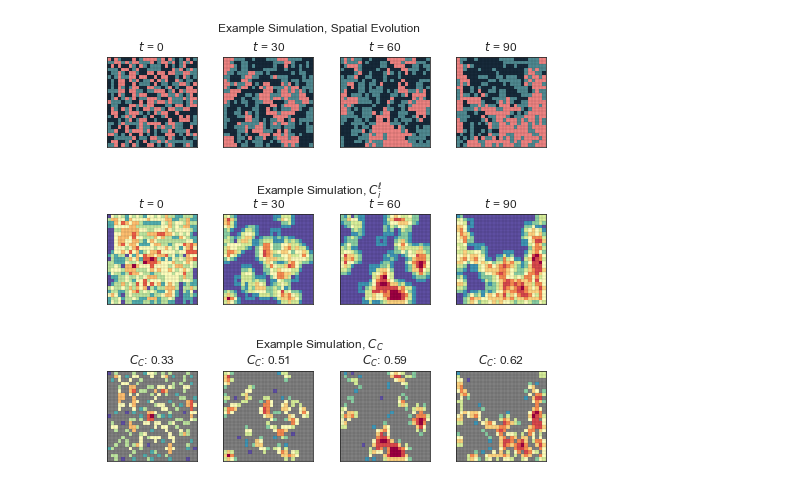
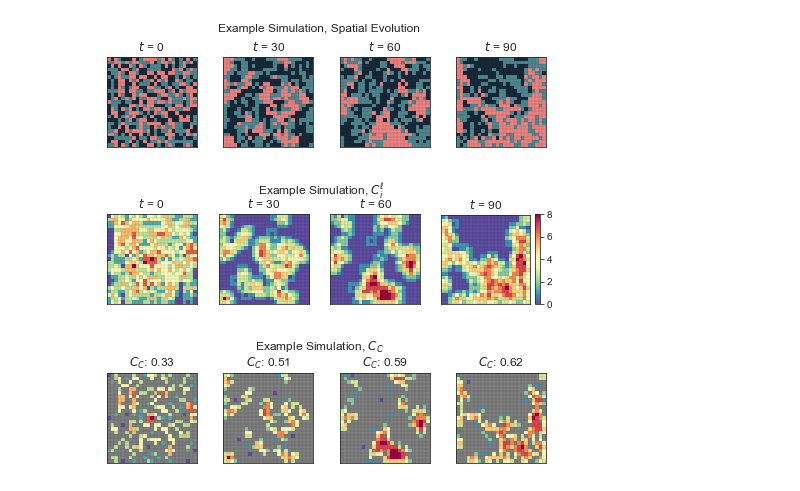
Before and after one commit to rneuhausler/coralModel-analyses, a Jupyter notebook: scripts/figure2_metric_examples.ipynb, the cells around one changed output. Drawn from its saved outputs; the diff is of its cells as text; code cells hidden in the pictures.

Commit message:
added colorbar legend

```diff
--- a/scripts/figure2_metric_examples.ipynb
+++ b/scripts/figure2_metric_examples.ipynb
@@ -179,35 +179,40 @@ cmap = plt.cm.get_cmap('Spectral_r')
 name = 'coral_neighbors_images'
 
 number_of_columns, number_of_rows = 25, 25
-fig, ax = plt.subplots(1, len(times), figsize=figsize)
+fig, ax = plt.subplots(1, len(times), figsize=figsize, gridspec_kw={'width_ratios': [1,1,1,1.2]})
 
 for index in range(0, len(times)):
 
     image = prep_image(data,simulation,times[index])
     values, densities=density_from_image(image)
     image = np.reshape(densities, (number_of_columns, number_of_rows))
 
     ax[index].imshow(image, cmap=cmap)
     ax[index].set_title(r'$t$'+' = ' + str(int(times[index])))
     #ax[index].axes.xaxis.set_visible(False)
     #ax[index].axes.yaxis.set_visible(False)
 
     ax[index].set_yticks([])
     ax[index].set_xticks([])
     ax[index].set_xticks(np.arange(-.5, number_of_rows, 1), minor=True)
     ax[index].set_yticks(np.arange(-.5, number_of_rows, 1), minor=True)
     ax[index].set_frame_on(False)
     ax[index].grid(color='black', linestyle='-', linewidth=.1, which='minor')
     ax[index].tick_params(which='minor',top=[], left=[],right=[], bottom=[])
     ax[index].set_frame_on(True)
 
+fig_legend = plt.imshow(image, cmap=cmap)
+plt.colorbar(fig_legend)
+
+
+
 #fig.suptitle(title)
 fig.subplots_adjust(wspace=0.2, top=top)
 plt.suptitle('Example Simulation, $C_i^\ell$')
 
 plt.savefig(path + name + extension, dpi=400)
 # %% [output]
-[figure, old version]
+[figure, new version]
 # %%
 name = 'masked_images'
 
```
